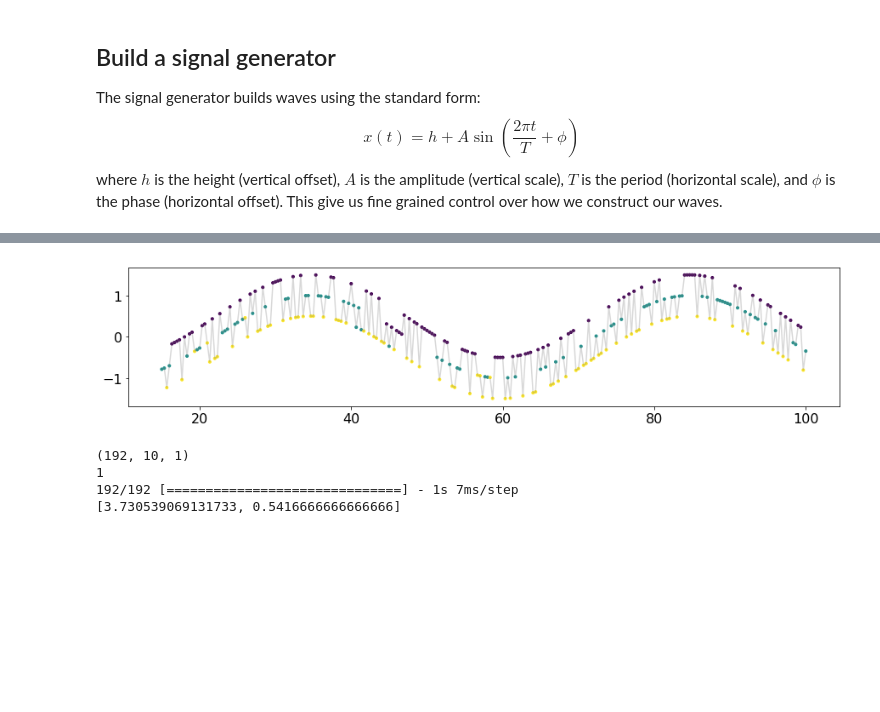
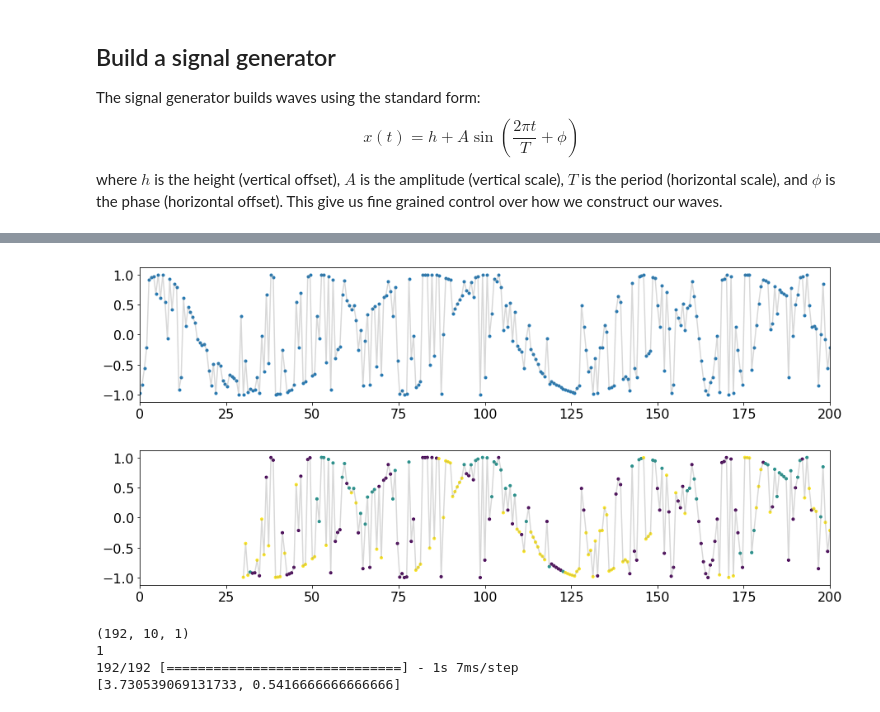
Before and after one commit to WillieMaddox/DiscRimNN, a Jupyter notebook: discrimnn.ipynb, the cells around one changed output, grey strips where cells are left out. Saved outputs shown, nothing was run; the diff lists cells and outputs as text; code cells hidden in the pictures; blank space fills up the shorter version.

```diff
--- a/discrimnn.ipynb
+++ b/discrimnn.ipynb
@@ -135,40 +135,34 @@ plt.show()
 # %%
-n_neurons = 64
+n_neurons = 128
 n_layers = 1
-batch_size = 2
+n_passes = 100
+n_epochs = 1
+batch_size = 1
 # define model
 model = Sequential()
 # model.add(Masking(mask_value=-1, input_shape=(1,)))
-# model.add(LSTM(n_neurons))
+# model.add(LSTM(n_neurons, input_shape=(n_timesteps, 1), return_sequences=True))
+# model.add(LSTM(n_neurons, input_shape=self.input_shape, return_sequences=False, dropout=0.5))
 # model.add(LSTM(n_neurons, input_shape=(2, 1)))
 # model.add(LSTM(n_neurons, input_shape=(n_timesteps, 2)))
 model.add(LSTM(n_neurons, batch_input_shape=(batch_size, n_timesteps, 1), stateful=True, return_sequences=True))
 # model.add(LSTM(n_neurons, batch_input_shape=(n_timesteps, 1, 1), stateful=True, return_sequences=True))
 # model.add(LSTM(n_neurons, batch_input_shape=(n_timesteps, 1, 1), stateful=True))
+# model.add(LSTM(n_neurons, return_sequences=True))
+# model.add(LSTM(n_neurons))
 # for _ in range(n_layers):
 #     model.add(LSTM(n_neurons, stateful=True, return_sequences=True))
 model.add(LSTM(n_neurons, stateful=True))
 model.add(Dense(n_signals, activation='softmax'))
+# model.add(Dropout(0.5))
 # model.add(Reshape((n_neurons, n_signals, 1)))
-# model.add(TimeDistributed(Dense(n_signals, activation='softmax')))
-
-# model.add(LSTM(32, return_sequences=True, input_shape=(timesteps, data_dim)))
-# model.add(LSTM(32, return_sequences=True))
-# model.add(LSTM(32))
-
-# model.add(LSTM(2048, return_sequences=False, input_shape=self.input_shape, dropout=0.5))
-# model.add(Dense(512, activation='relu'))
-# model.add(Dropout(0.5))
+# model.add(TimeDistributed(Dense(msig.n_signals, activation='softmax')))
 
 model.compile(loss='categorical_crossentropy', optimizer='rmsprop', metrics=['accuracy'])
 # model.compile(loss='binary_crossentropy', optimizer='rmsprop', metrics=['accuracy'])
 
 model.summary()
-for i in range(50):
-#     X, y = msig.generate_batch(64)
-    X, y = msig.generate()
-    model.fit(X, y, epochs=1, batch_size=batch_size, verbose=1, shuffle=False)
-    model.reset_states()
+plot_model(model, to_file='model_plot.png', show_shapes=True, show_layer_names=True)
 # %% [output]
 _________________________________________________________________
 Layer (type)                 Output Shape              Param #
@@ -189,0 +180,6 @@ Epoch 1/1
+# %%
+for i in range(n_passes):
+#     X, y = msig.generate_batch(64)
+    X, y = msig.generate()
+    model.fit(X, y, epochs=n_epochs, batch_size=batch_size, verbose=1, shuffle=False)
+    model.reset_states()
@@ -202,8 +216,15 @@ y_error = 1.0 - np.max(y_hat, axis=1)
 print(y_error.shape)
 
 plt.figure(figsize=(15, 3))
+plt.plot(msig.timestamps, msig.mixed_signal, color='grey', alpha=0.3)
+plt.scatter(msig.timestamps, msig.mixed_signal, marker='.')
+plt.xlim(t_initial, t_final)
+plt.show()
+
+plt.figure(figsize=(15, 3))
 plt.plot(msig.timestamps[msig.n_timesteps-1:], x_test[:, -1, 0], color='grey', alpha=0.3)
 plt.scatter(msig.timestamps[msig.n_timesteps-1:], x_test[:, -1, 0], marker='.', c=y_pred)
+plt.xlim(t_initial, t_final)
 plt.show()
 # %% [output]
 (256, 46, 1)
@@ -213,7 +234,8 @@ plt.show()
 (256, 3)
 (256,)
 (256,)
-[figure, old version]
+[figure, new version]
+[figure, added]
 # %%
 n_batch = 1
 print(X.shape)
```
Also changed, not shown: parts of 12 cells of this notebook, 1 other file.
